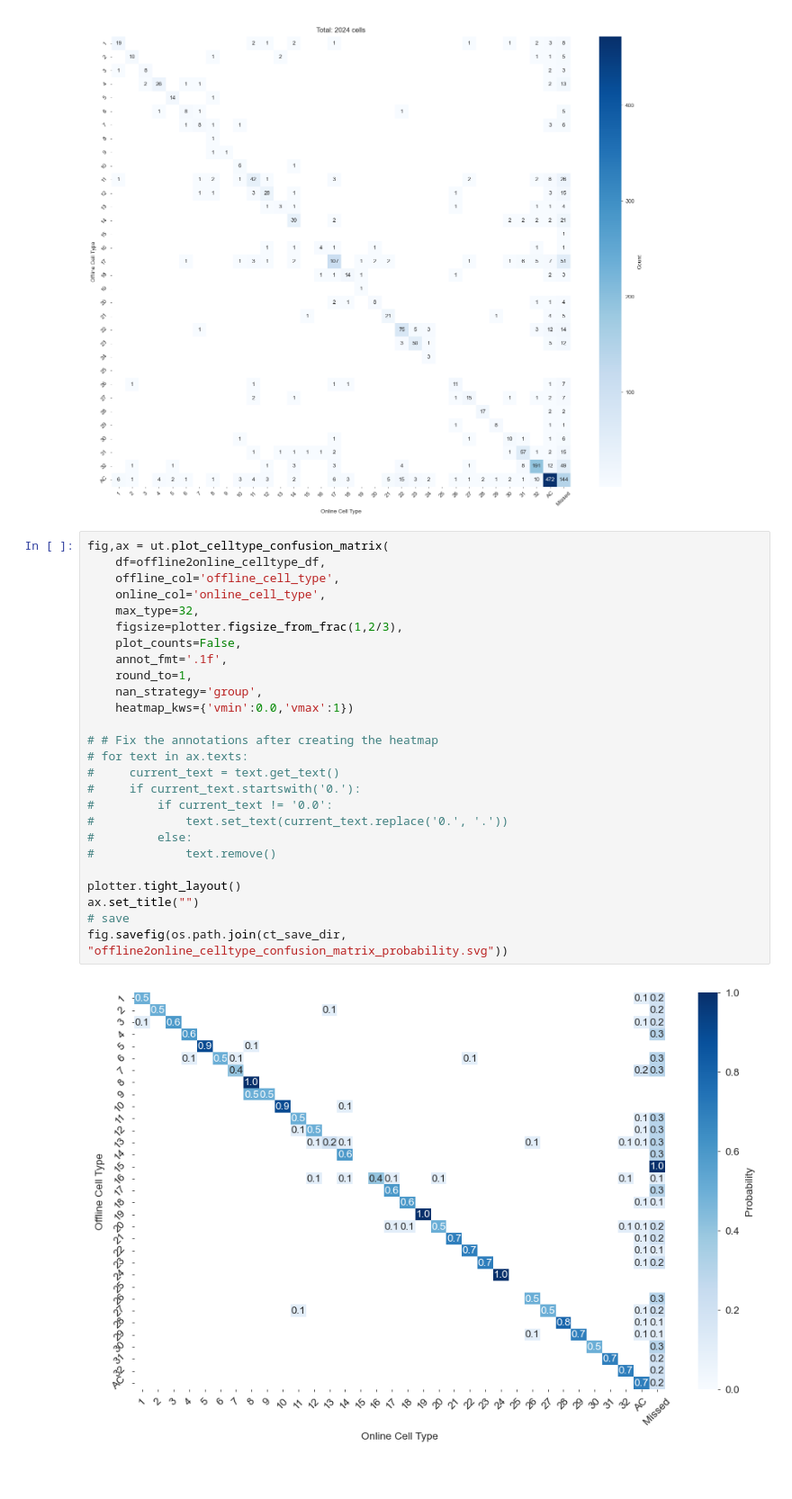
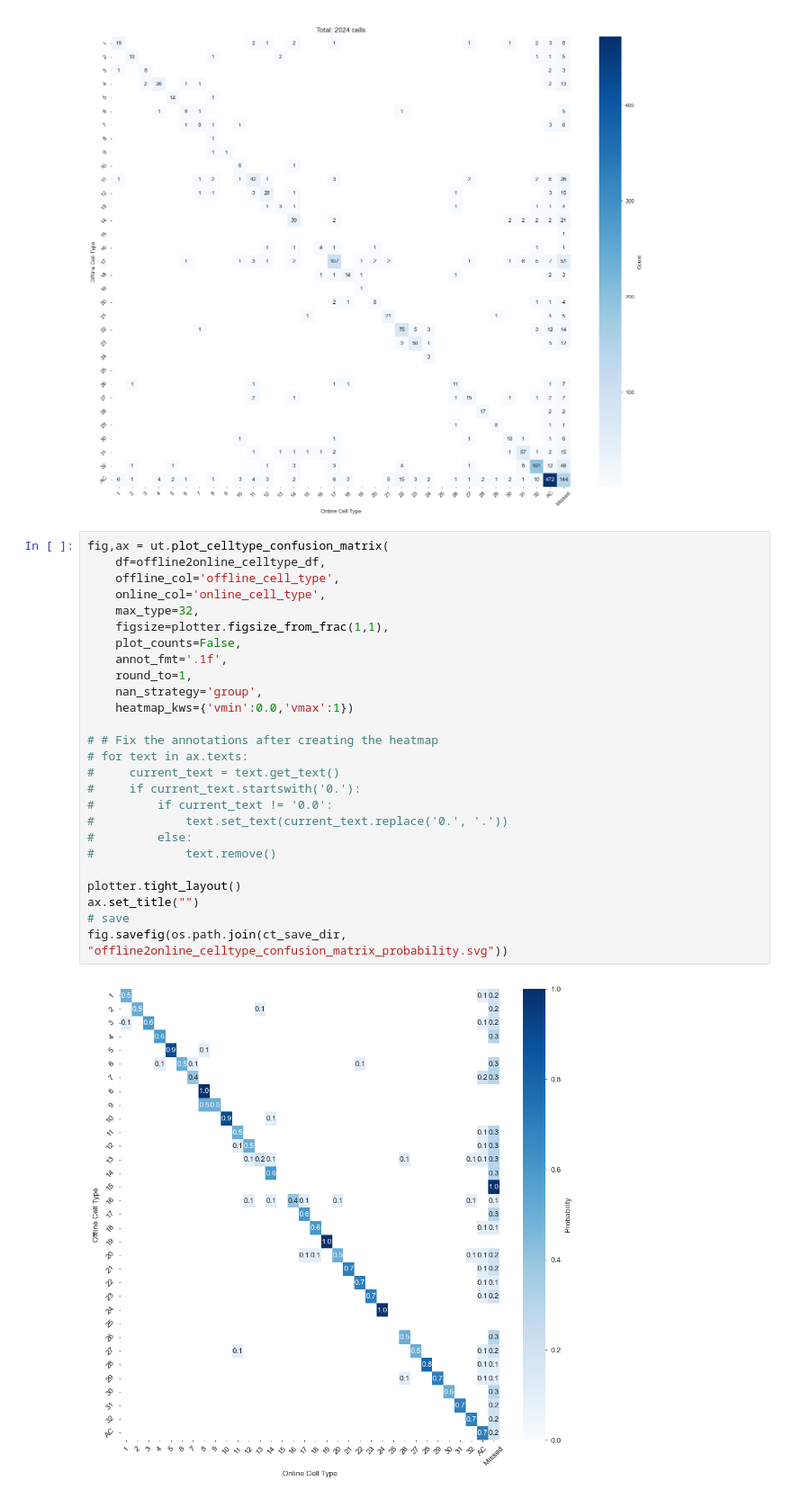
Before and after one commit to SamuelSuhai/model_in_the_loop, a Jupyter notebook: thesis/code/online_quality_and_celltype/plot_online_quality_type.ipynb, the cells around one changed output. Shown at 90% size. Drawn from its saved outputs; the diff is of its cells as text; blank space fills up the shorter version.

```diff
--- a/thesis/code/online_quality_and_celltype/plot_online_quality_type.ipynb
+++ b/thesis/code/online_quality_and_celltype/plot_online_quality_type.ipynb
@@ -143,28 +143,28 @@ fig.savefig(os.path.join(ct_save_dir, "offline2online_celltype_confusion_matrix_
 # %%
 fig,ax = ut.plot_celltype_confusion_matrix(
     df=offline2online_celltype_df,
     offline_col='offline_cell_type',
     online_col='online_cell_type',
     max_type=32,
-    figsize=plotter.figsize_from_frac(1,2/3),
+    figsize=plotter.figsize_from_frac(1,1),
     plot_counts=False,
     annot_fmt='.1f',
     round_to=1,
     nan_strategy='group',
     heatmap_kws={'vmin':0.0,'vmax':1})
 
 # # Fix the annotations after creating the heatmap
 # for text in ax.texts:
 #     current_text = text.get_text()
 #     if current_text.startswith('0.'):
 #         if current_text != '0.0':
 #             text.set_text(current_text.replace('0.', '.'))
 #         else:
 #             text.remove()
 
 plotter.tight_layout()
 ax.set_title("")
 # save
 fig.savefig(os.path.join(ct_save_dir, "offline2online_celltype_confusion_matrix_probability.svg"))
 # %% [output]
-[figure, old version]
+[figure, new version]
```
Also changed, not shown: parts of 1 cell of this notebook, 2 other files.
